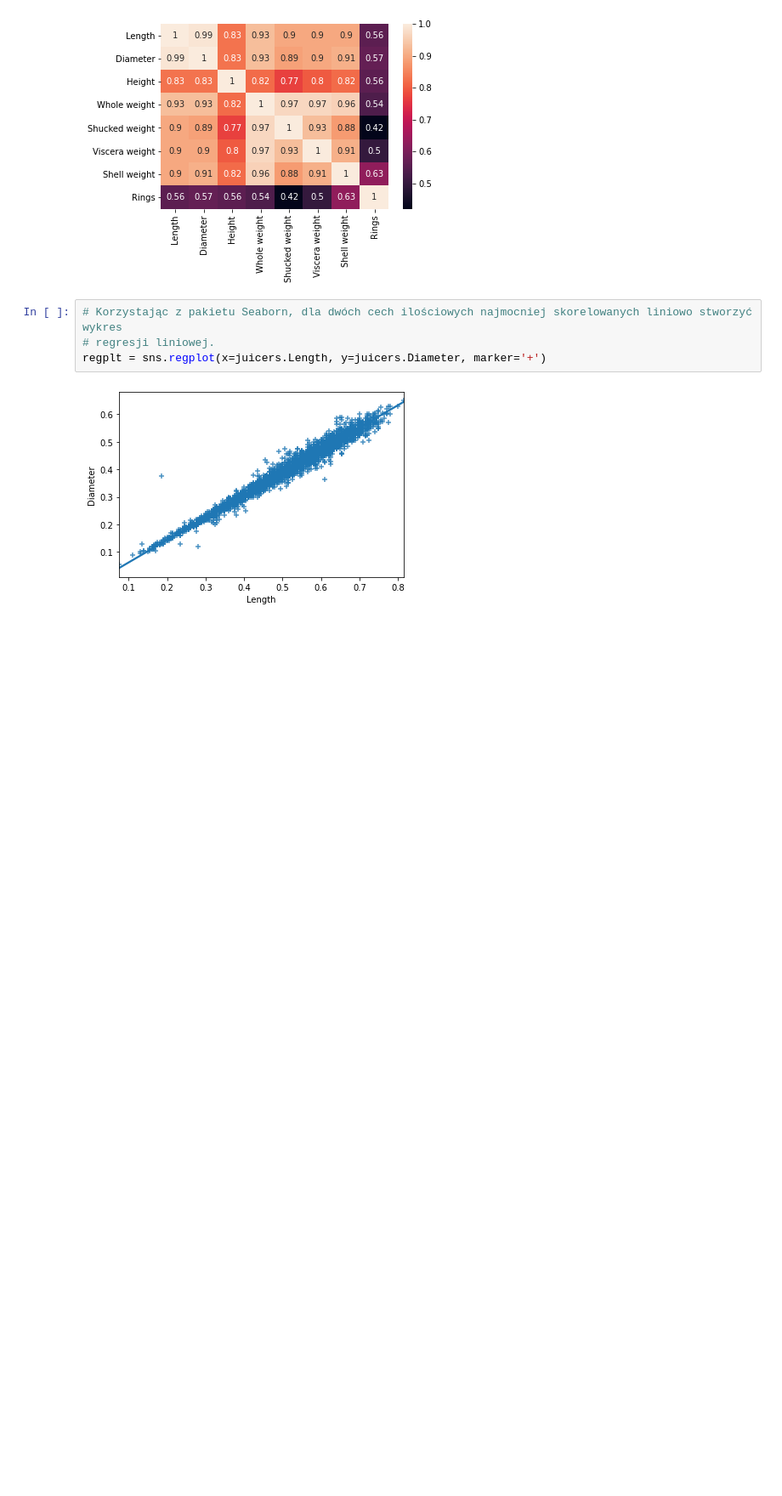
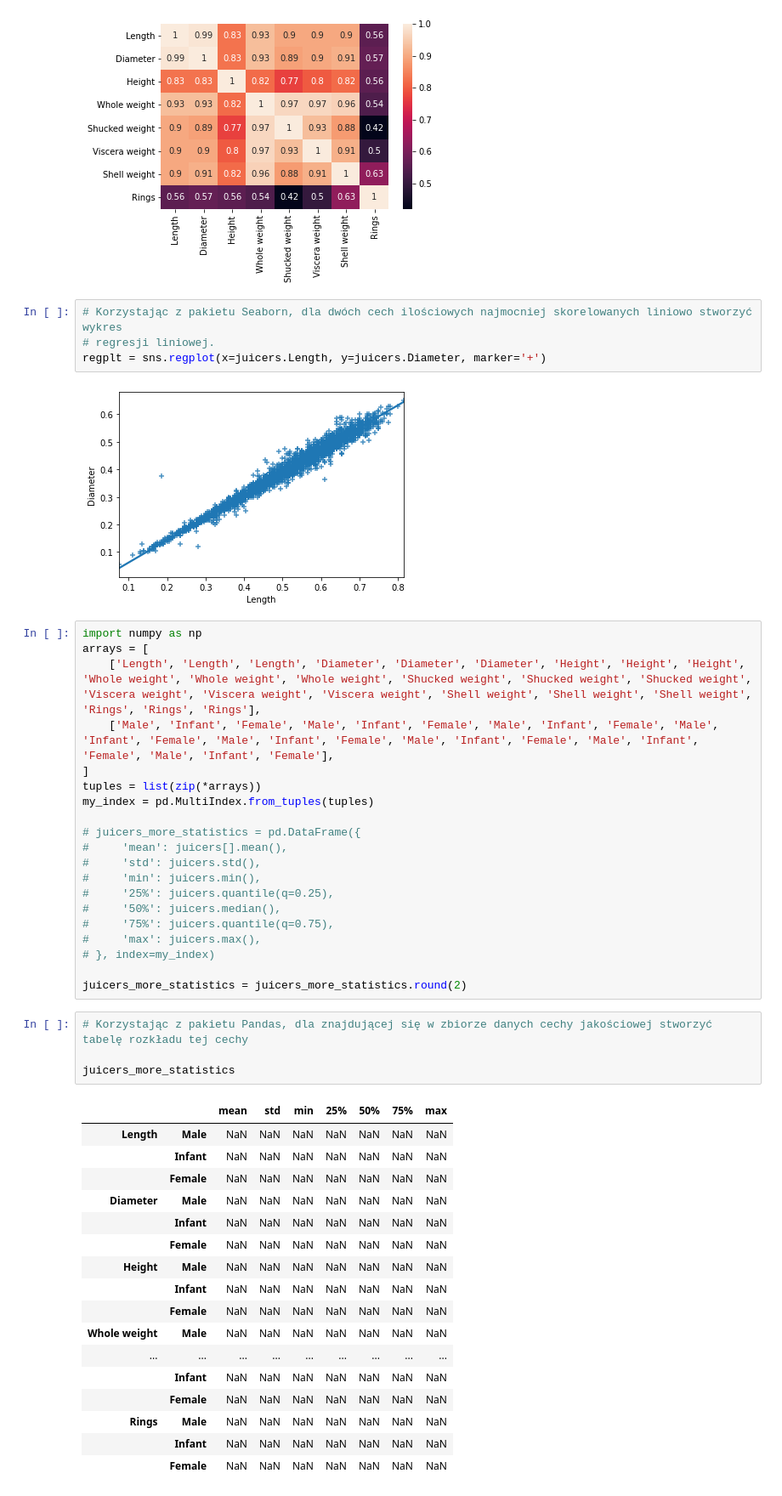
Before and after one commit to szymonwrobel/PythonTask, a Jupyter notebook: Task04/Task_04_notebook.ipynb, the cells around one changed output. Shown at 85% size. Saved outputs shown, nothing was run; the diff lists cells and outputs as text; blank space fills up the shorter version.

```diff
--- a/Task04/Task_04_notebook.ipynb
+++ b/Task04/Task_04_notebook.ipynb
@@ -110,3 +110,45 @@ hmap = sns.heatmap(correlation, annot=True)
 regplt = sns.regplot(x=juicers.Length, y=juicers.Diameter, marker='+')
 # %% [output]
 [figure]
+# %%
+import numpy as np
+arrays = [
+    ['Length', 'Length', 'Length', 'Diameter', 'Diameter', 'Diameter', 'Height', 'Height', 'Height', 'Whole weight', 'Whole weight', 'Whole weight', 'Shucked weight', 'Shucked weight', 'Shucked weight', 'Viscera weight', 'Viscera weight', 'Viscera weight', 'Shell weight', 'Shell weight', 'Shell weight', 'Rings', 'Rings', 'Rings'],
+    ['Male', 'Infant', 'Female', 'Male', 'Infant', 'Female', 'Male', 'Infant', 'Female', 'Male', 'Infant', 'Female', 'Male', 'Infant', 'Female', 'Male', 'Infant', 'Female', 'Male', 'Infant', 'Female', 'Male', 'Infant', 'Female'],
+]
+tuples = list(zip(*arrays))
+my_index = pd.MultiIndex.from_tuples(tuples)
+
+# juicers_more_statistics = pd.DataFrame({
+#     'mean': juicers[].mean(),
+#     'std': juicers.std(),
+#     'min': juicers.min(),
+#     '25%': juicers.quantile(q=0.25),
+#     '50%': juicers.median(),
+#     '75%': juicers.quantile(q=0.75),
+#     'max': juicers.max(),
+# }, index=my_index)
+
+juicers_more_statistics = juicers_more_statistics.round(2)
+# %%
+# Korzystając z pakietu Pandas, dla znajdującej się w zbiorze danych cechy jakościowej stworzyć tabelę rozkładu tej cechy
+
+juicers_more_statistics
+# %% [output]
+|  |  | mean | std | min | 25% | 50% | 75% | max |
+| Length | Male | NaN | NaN | NaN | NaN | NaN | NaN | NaN |
+|  | Infant | NaN | NaN | NaN | NaN | NaN | NaN | NaN |
+|  | Female | NaN | NaN | NaN | NaN | NaN | NaN | NaN |
+| Diameter | Male | NaN | NaN | NaN | NaN | NaN | NaN | NaN |
+|  | Infant | NaN | NaN | NaN | NaN | NaN | NaN | NaN |
+|  | Female | NaN | NaN | NaN | NaN | NaN | NaN | NaN |
+| Height | Male | NaN | NaN | NaN | NaN | NaN | NaN | NaN |
+|  | Infant | NaN | NaN | NaN | NaN | NaN | NaN | NaN |
+|  | Female | NaN | NaN | NaN | NaN | NaN | NaN | NaN |
+| Whole weight | Male | NaN | NaN | NaN | NaN | NaN | NaN | NaN |
+| ... | ... | ... | ... | ... | ... | ... | ... | ... |
+|  | Infant | NaN | NaN | NaN | NaN | NaN | NaN | NaN |
+|  | Female | NaN | NaN | NaN | NaN | NaN | NaN | NaN |
+| Rings | Male | NaN | NaN | NaN | NaN | NaN | NaN | NaN |
+|  | Infant | NaN | NaN | NaN | NaN | NaN | NaN | NaN |
+|  | Female | NaN | NaN | NaN | NaN | NaN | NaN | NaN |
```
